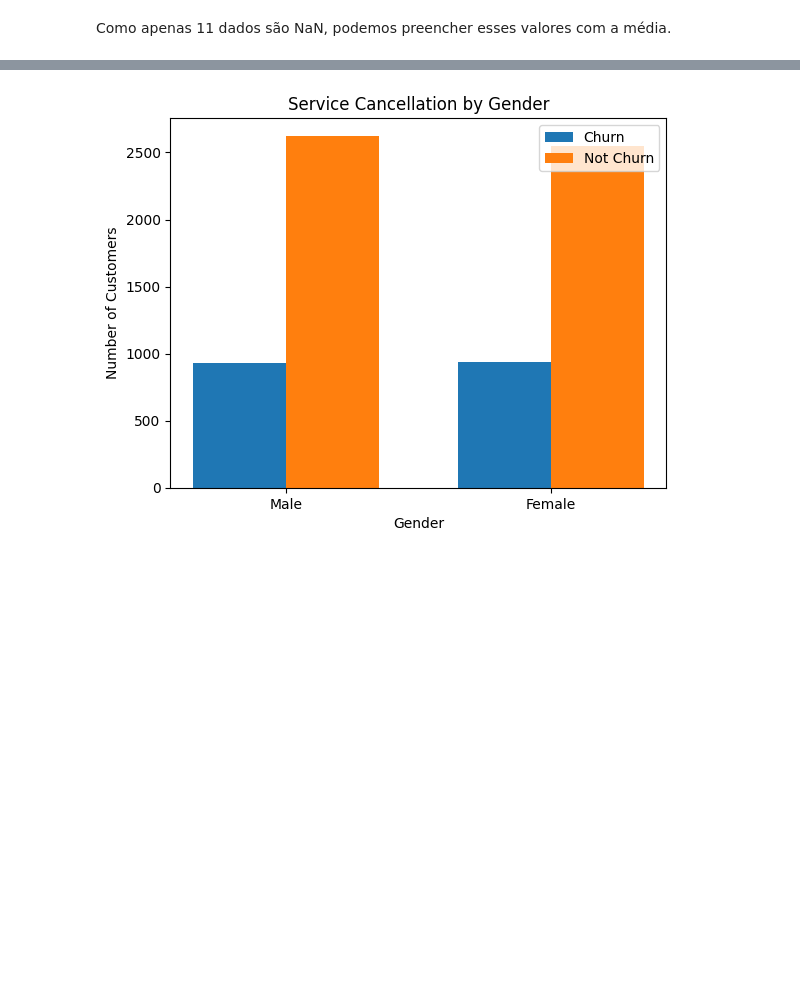
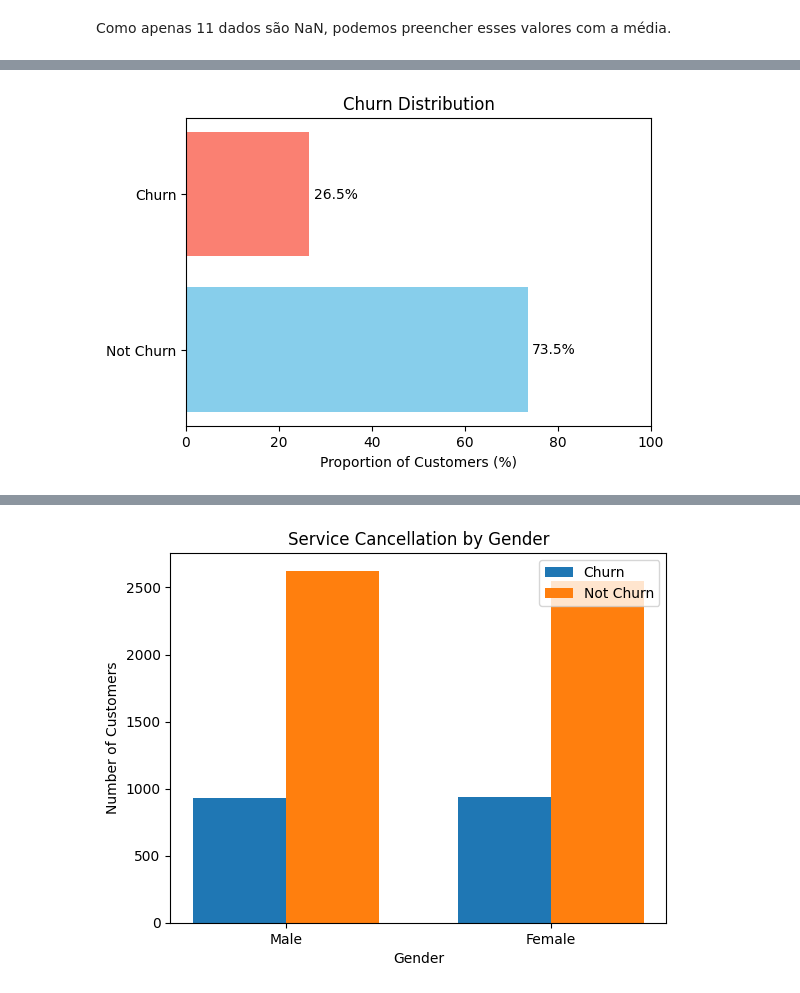
Before and after one commit to ramonvfs/eda_telco_customer_churn, a Jupyter notebook: eda_telco_customer_churn.ipynb, the cells around one changed output, grey strips where cells are left out. Cells and saved outputs as stored; diff of their text form; code cells hidden in the pictures; blank space fills up the shorter version.

```diff
--- a/eda_telco_customer_churn.ipynb
+++ b/eda_telco_customer_churn.ipynb
@@ -91,0 +97,14 @@ df["TotalCharges"] = df["TotalCharges"].fillna(df["TotalCharges"].median())
+# %%
+churn = df["Churn"].value_counts()
+proportion = churn.values / churn.values.sum() * 100
+
+plt.figure(figsize=(6, 4))
+plt.barh(["Not Churn", "Churn"], proportion, color=["skyblue", "salmon"])
+plt.xlabel("Proportion of Customers (%)")
+plt.title("Churn Distribution")
+for i, pct in enumerate(proportion):
+    plt.text(pct + 1, i, f"{pct:.1f}%", va="center")
+plt.xlim(0, 100)
+plt.show()
+# %% [output]
+[figure, added]
```
Also changed, not shown: parts of 40 cells of this notebook.
